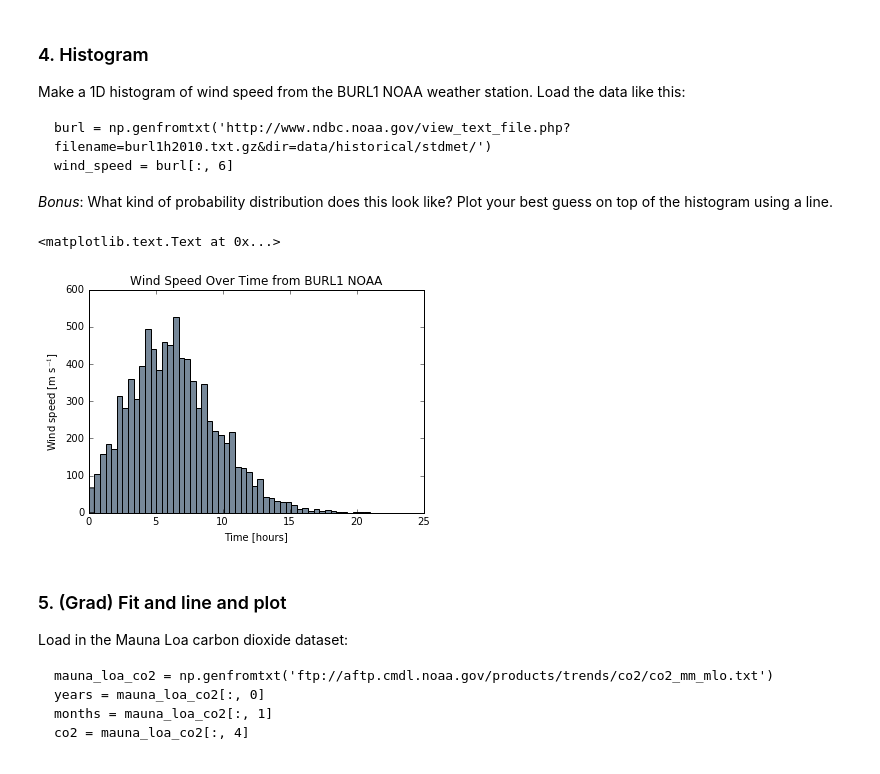
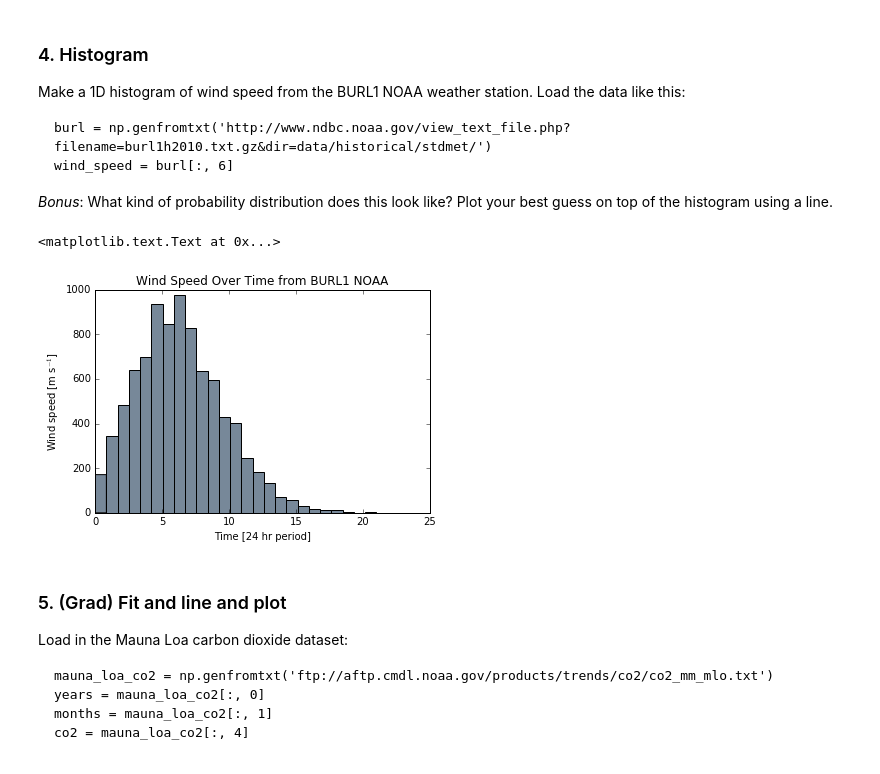
Before and after one commit to johntamu/python4geosciences-hw, a Jupyter notebook: hw04-solutions.ipynb, the cells around one changed output. Drawn from its saved outputs; the diff is of its cells as text; code cells hidden in the pictures.

```diff
--- a/hw04-solutions.ipynb
+++ b/hw04-solutions.ipynb
@@ -127,15 +153,15 @@ Make a 1D histogram of wind speed from the BURL1 NOAA weather station. Load the
 # %%
 burl = np.genfromtxt('http://www.ndbc.noaa.gov/view_text_file.php?filename=burl1h2010.txt.gz&dir=data/historical/stdmet/')
 wind_speed = burl[:, 6]
 
-plt.hist(wind_speed, bins=50, color='lightslategray', lw=1)
+plt.hist(wind_speed, bins=25, color='lightslategray', lw=1)
 plt.ylabel('Wind speed [m s$^{-1}$]') # LaTeX syntax for meters per second
-plt.xlabel('Time [hours]')
+plt.xlabel('Time [24 hr period]')
 plt.title('Wind Speed Over Time from BURL1 NOAA')
 # plt.show() Not necessary
 # %% [output]
 <matplotlib.text.Text at 0x...>
-[figure, old version]
+[figure, new version]
 # %% [markdown]
 ### 5. (Grad) Fit and line and plot
 
```
Also changed, not shown: parts of 4 cells of this notebook.
